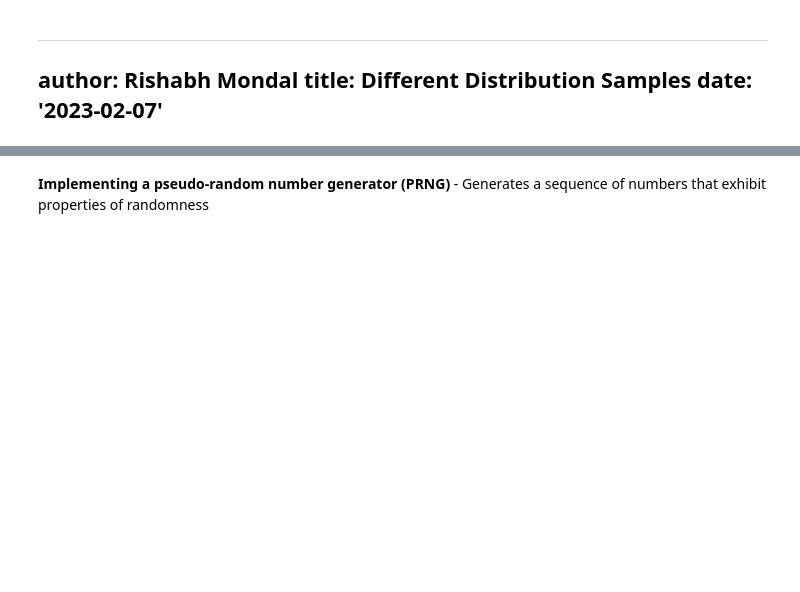
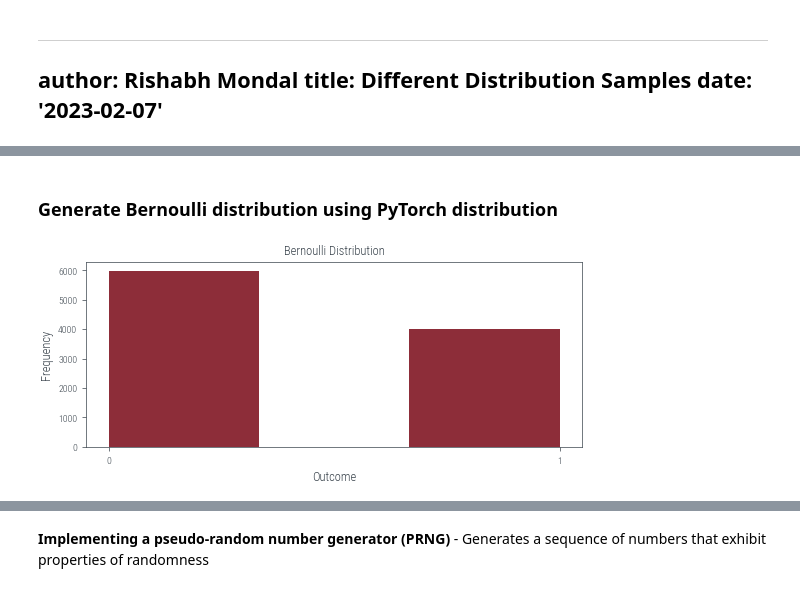
Before and after one commit to rishabh-mondal/Rishabh-mondal.github.io, a Jupyter notebook: posts/Sampling_distributions.ipynb, the cells around one changed output, grey strips where cells are left out. Drawn from its saved outputs; the diff is of its cells as text; code cells hidden in the pictures; blank space fills up the shorter version.

```diff
--- a/posts/Sampling_distributions.ipynb
+++ b/posts/Sampling_distributions.ipynb
@@ -22,0 +40,27 @@ p=0.4
+# %% [markdown]
+### Generate Bernoulli distribution using PyTorch distribution
+# %%
+from torch.distributions import Bernoulli
+
+# Set the random seed for reproducibility
+torch.manual_seed(seed)
+
+# Generate samples from the distribution
+Bernoulli_samples = Bernoulli(torch.tensor([p])).sample((n_samples,))
+
+
+# Plot the histogram
+plt.hist(Bernoulli_samples.numpy(), bins=3)
+
+# Add labels and title
+plt.xlabel('Outcome')
+plt.ylabel('Frequency')
+plt.title('Bernoulli Distribution')
+
+# Set x-axis tick labels
+plt.xticks([0, 1], ['0', '1'])
+
+# Display the plot
+plt.show()
+# %% [output]
+[figure, added]
```
Also changed, not shown: parts of 16 cells of this notebook, 4 other files.
